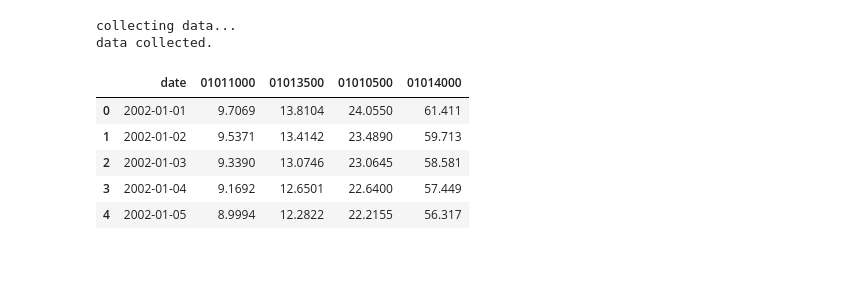
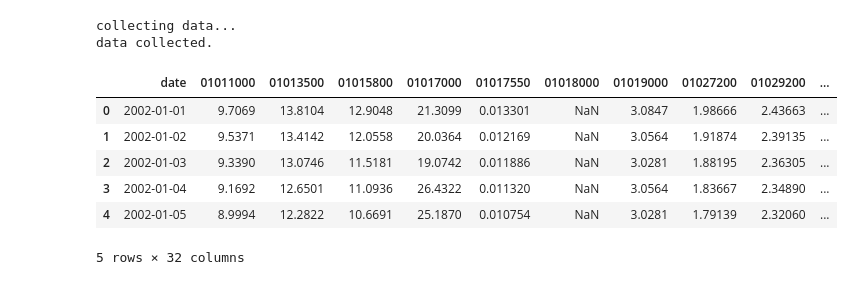
Before and after one commit to hydroframe/hf_point_data, a Jupyter notebook: examples/example.ipynb, the cells around one changed output. Cells and saved outputs as stored; diff of their text form; code cells hidden in the pictures.

```diff
--- a/examples/example.ipynb
+++ b/examples/example.ipynb
@@ -9,21 +38,24 @@ aggregation = 'average'
 # %%
 date_start = '2002-01-01'
 date_end = '2002-01-05'
-latitude_range = (47, 50)
-longitude_range= (-75, -50)
+latitude_range = (45, 50)
+longitude_range = (-75, -50)
 # %%
-# Example call get_data()
-data_df = hf_point_data.get_data(data_source, variable, temporal_resolution, aggregation,
-                                 date_start=date_start, date_end=date_end, latitude_range=latitude_range,
-                                 longitude_range=longitude_range)
-data_df
+# Get data
+data_df = get_data(data_source, variable, temporal_resolution, aggregation,
+                  date_start=date_start,
+                  date_end=date_end,
+                  latitude_range=latitude_range,
+                  longitude_range=longitude_range)
+data_df.head(5)
 # %% [output]
 collecting data...
 data collected.
-|  | date | 01011000 | 01013500 | 01010500 | 01014000 |
-| 0 | 2002-01-01 | 9.7069 | 13.8104 | 24.0550 | 61.411 |
-| 1 | 2002-01-02 | 9.5371 | 13.4142 | 23.4890 | 59.713 |
-| 2 | 2002-01-03 | 9.3390 | 13.0746 | 23.0645 | 58.581 |
-| 3 | 2002-01-04 | 9.1692 | 12.6501 | 22.6400 | 57.449 |
-| 4 | 2002-01-05 | 8.9994 | 12.2822 | 22.2155 | 56.317 |
+|  | date | 01011000 | 01013500 | 01015800 | 01017000 | 01017550 | 01018000 | 01019000 | 01027200 | 01029200 | ... |
+| 0 | 2002-01-01 | 9.7069 | 13.8104 | 12.9048 | 21.3099 | 0.013301 | NaN | 3.0847 | 1.98666 | 2.43663 | ... |
+| 1 | 2002-01-02 | 9.5371 | 13.4142 | 12.0558 | 20.0364 | 0.012169 | NaN | 3.0564 | 1.91874 | 2.39135 | ... |
+| 2 | 2002-01-03 | 9.3390 | 13.0746 | 11.5181 | 19.0742 | 0.011886 | NaN | 3.0281 | 1.88195 | 2.36305 | ... |
+| 3 | 2002-01-04 | 9.1692 | 12.6501 | 11.0936 | 26.4322 | 0.011320 | NaN | 3.0564 | 1.83667 | 2.34890 | ... |
+| 4 | 2002-01-05 | 8.9994 | 12.2822 | 10.6691 | 25.1870 | 0.010754 | NaN | 3.0281 | 1.79139 | 2.32060 | ... |
+5 rows × 32 columns
 # %%
```
Also changed, not shown: parts of 22 cells of this notebook, 8 other files.
